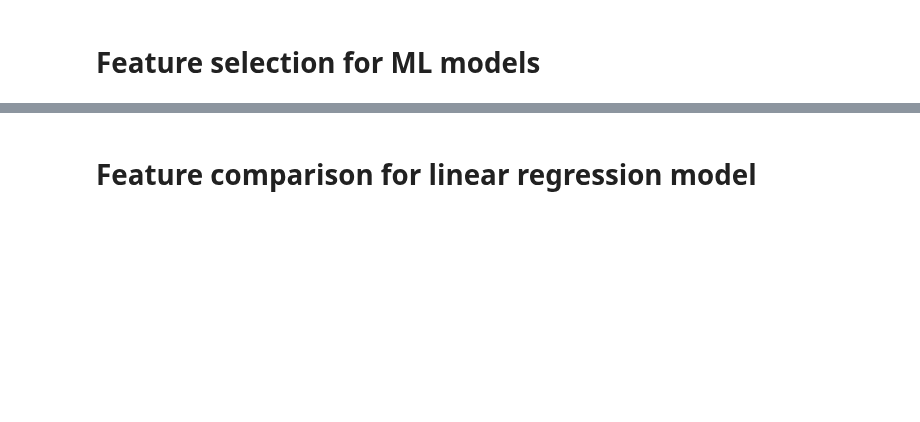
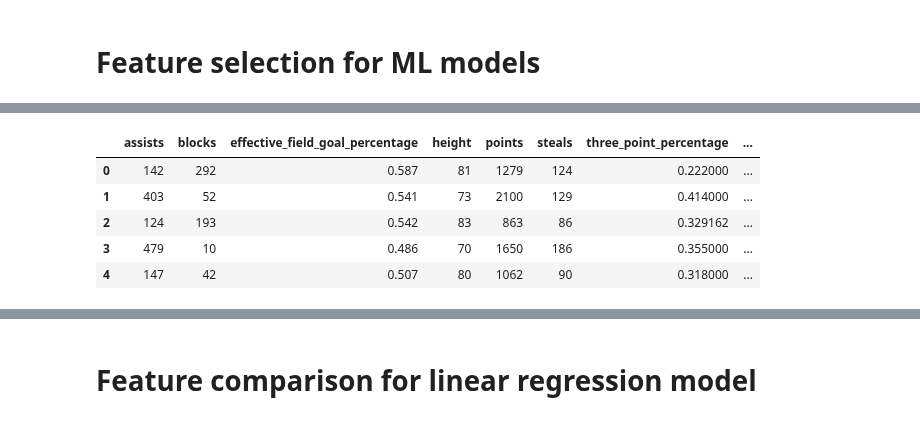
Before and after one commit to woodfin8/Draft_Machine, a Jupyter notebook: feature_selection/feature_selection.ipynb, the cells around one changed output, grey strips where cells are left out. Saved outputs shown, nothing was run; the diff lists cells and outputs as text; code cells hidden in the pictures; blank space fills up the shorter version.

```diff
--- a/feature_selection/feature_selection.ipynb
+++ b/feature_selection/feature_selection.ipynb
@@ -29,8 +40,16 @@ df["code"]=en_y
 # %%
 # test set 1
 corr_1 = df.drop(['class',"player_id","name","college", 'field_goal_percentage', 'free_throw_attempt_rate', 'free_throw_percentage', 'games_played',
                        'minutes_played','win_shares_per_40_minutes', 'points_per_40','steals_per_40',
                        'total_rebounds_per_40','turnovers_per_40'], axis=1)
+corr_1.head()
+# %% [output]
+|  | assists | blocks | effective_field_goal_percentage | height | points | steals | three_point_percentage | ... |
+| 0 | 142 | 292 | 0.587 | 81 | 1279 | 124 | 0.222000 | ... |
+| 1 | 403 | 52 | 0.541 | 73 | 2100 | 129 | 0.414000 | ... |
+| 2 | 124 | 193 | 0.542 | 83 | 863 | 86 | 0.329162 | ... |
+| 3 | 479 | 10 | 0.486 | 70 | 1650 | 186 | 0.355000 | ... |
+| 4 | 147 | 42 | 0.507 | 80 | 1062 | 90 | 0.318000 | ... |
 # %%
 # create heatmap to compare features to the class to determine feature importance
 fig, ax = plt.subplots(figsize=(10,6))
```
Also changed, not shown: parts of 15 cells of this notebook.
